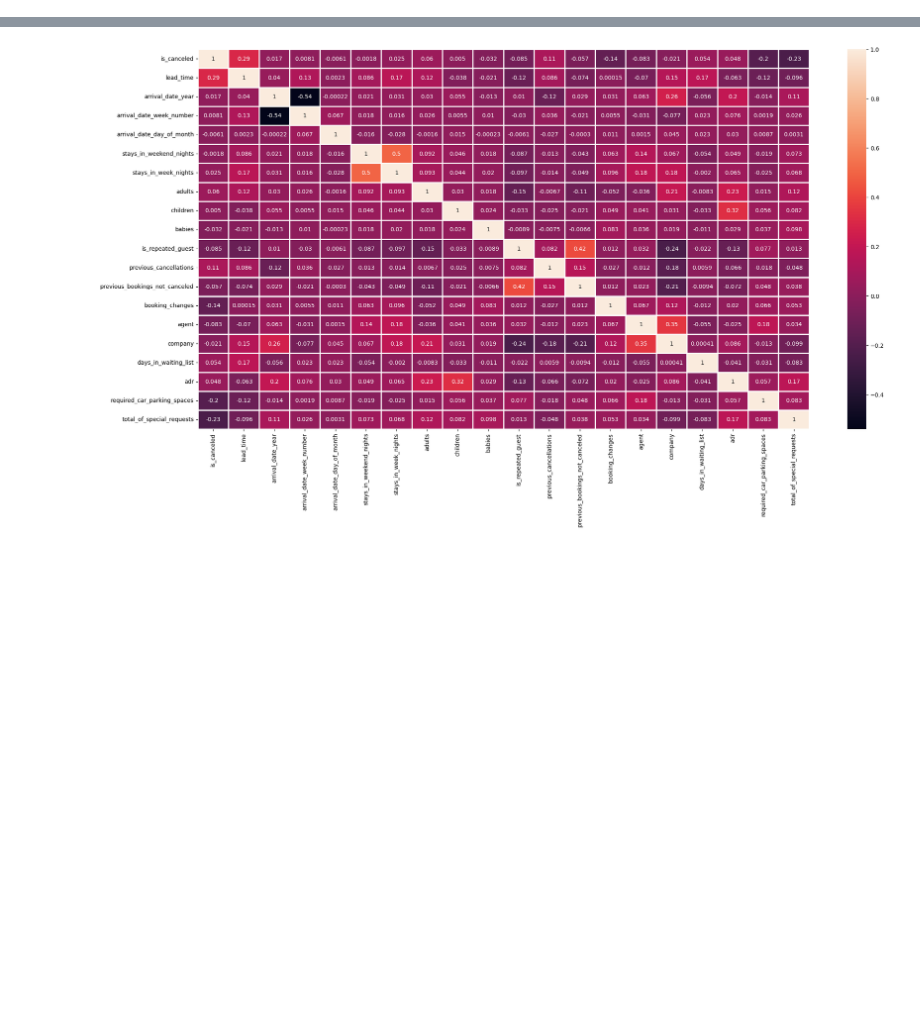
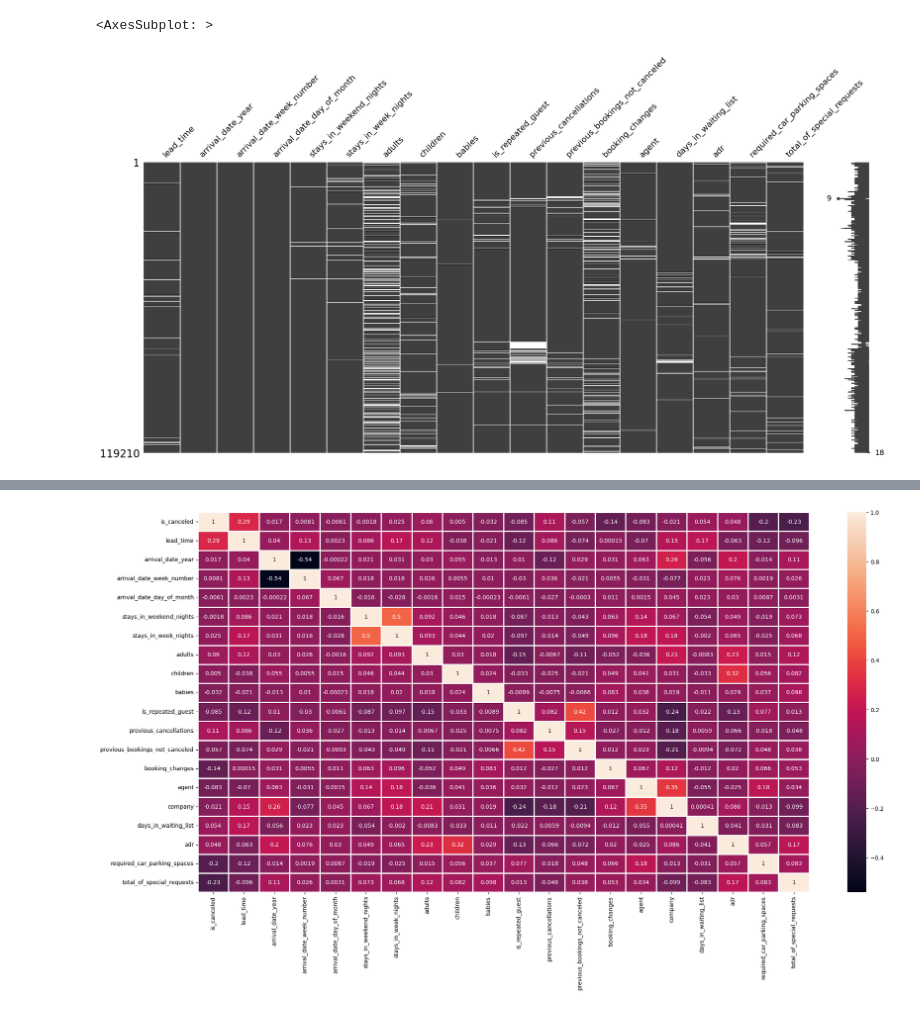
Before and after one commit to midoplays/DAProject, a Jupyter notebook: project.ipynb, the cells around one changed output, grey strips where cells are left out. Cells and saved outputs as stored; diff of their text form; code cells hidden in the pictures; blank space fills up the shorter version.

```diff
--- a/project.ipynb
+++ b/project.ipynb
@@ -177,0 +368,14 @@ df = df.drop(['company'],axis=1)
+# %%
+# Outlier removal
+for col in numerical_df:
+    Q1 = numerical_df[col].quantile(0.25)
+    Q3 = numerical_df[col].quantile(0.75)
+    IQR = Q3 - Q1
+
+    MIN = Q1 - 1.5 * IQR
+    MAX = Q3 + 1.5 * IQR
+
+    numerical_df.loc[numerical_df[col] < MIN, col] = np.nan
+    numerical_df.loc[numerical_df[col] > MAX, col] = np.nan
+
+numerical_df.isnull().sum()
@@ -177,0 +402,6 @@ df = df.drop(['company'],axis=1)
+# %%
+# Visualize nulls
+msno.matrix(numerical_df)
+# %% [output]
+<AxesSubplot: >
+[figure, added]
```
Also changed, not shown: parts of 53 cells of this notebook.
